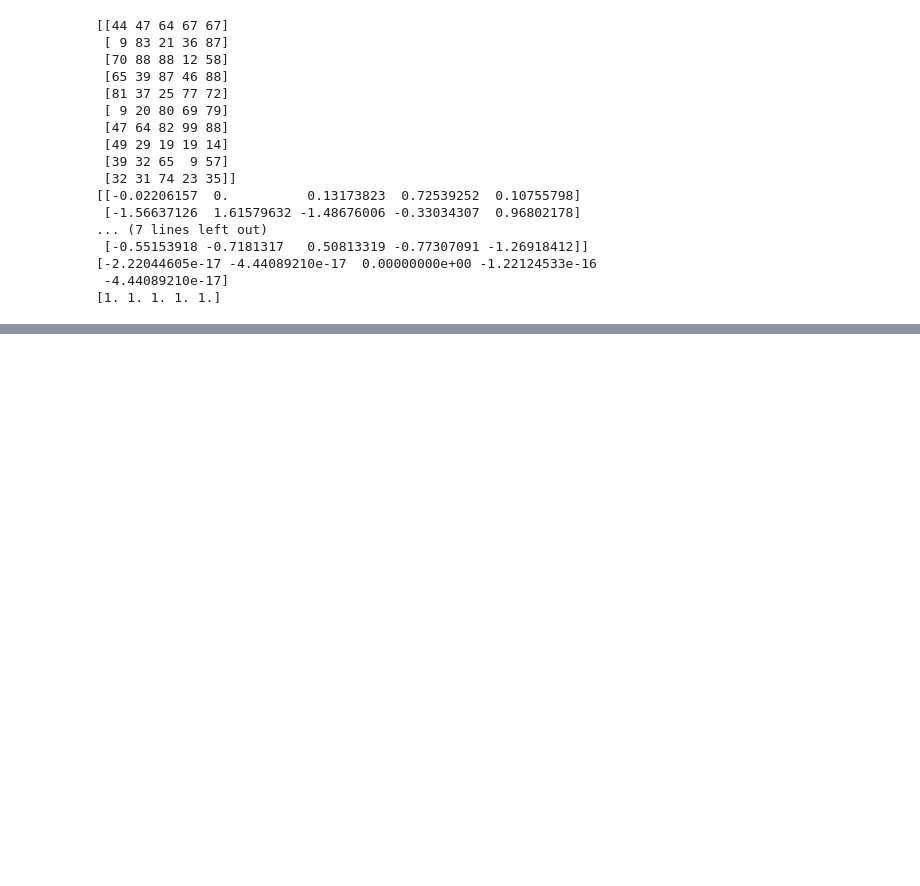
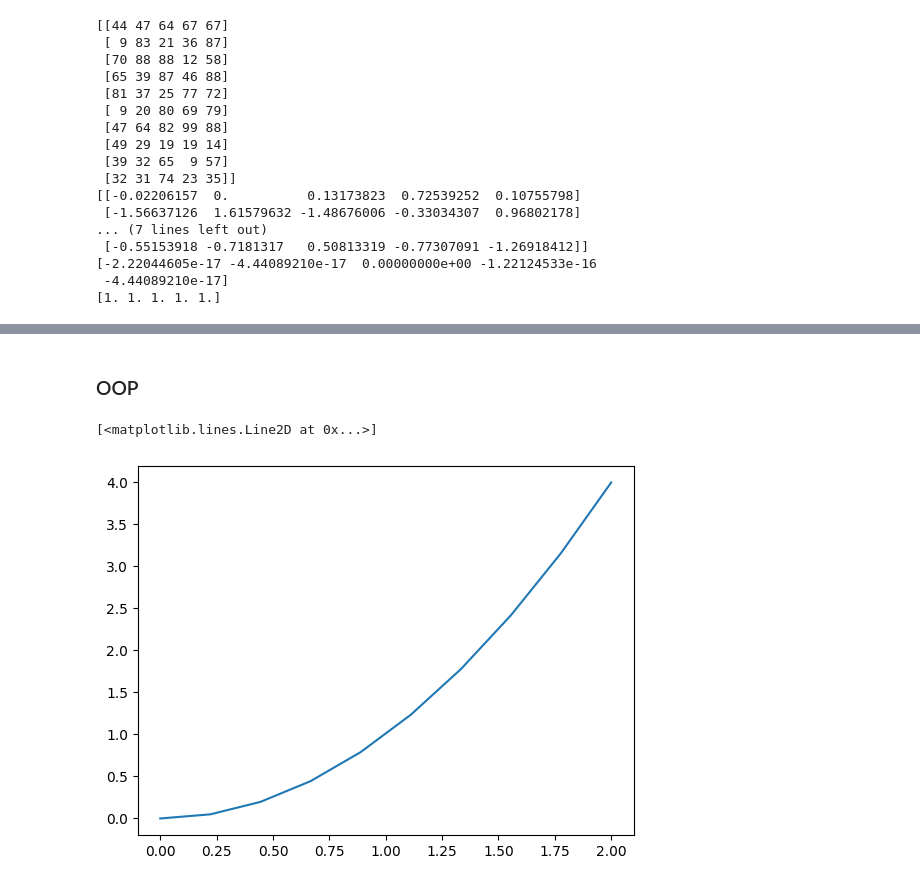
Before and after one commit to KpihX/ai-test, a Jupyter notebook: Formation-Saint_Cirgue/python-ml/Mod_Test.ipynb, the cells around one changed output, grey strips where cells are left out. Drawn from its saved outputs; the diff is of its cells as text; code cells hidden in the pictures; blank space fills up the shorter version.

```diff
--- a/Formation-Saint_Cirgue/python-ml/Mod_Test.ipynb
+++ b/Formation-Saint_Cirgue/python-ml/Mod_Test.ipynb
@@ -536,0 +594,8 @@ print(sA.std(axis=0))
+# %% [markdown]
+### OOP
+# %%
+fig, ax = plt.subplots()
+ax.plot(x, y)
+# %% [output]
+[<matplotlib.lines.Line2D at 0x...>]
+[figure, added]
```
Also changed, not shown: parts of 17 cells of this notebook, 3 other files.
